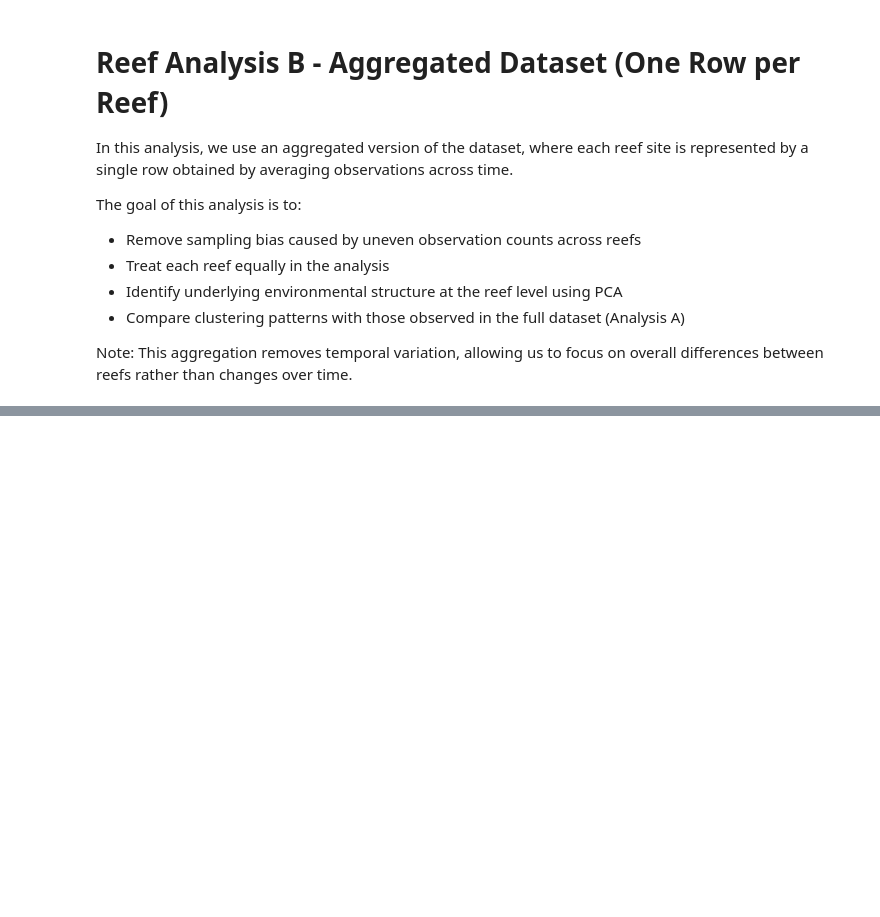
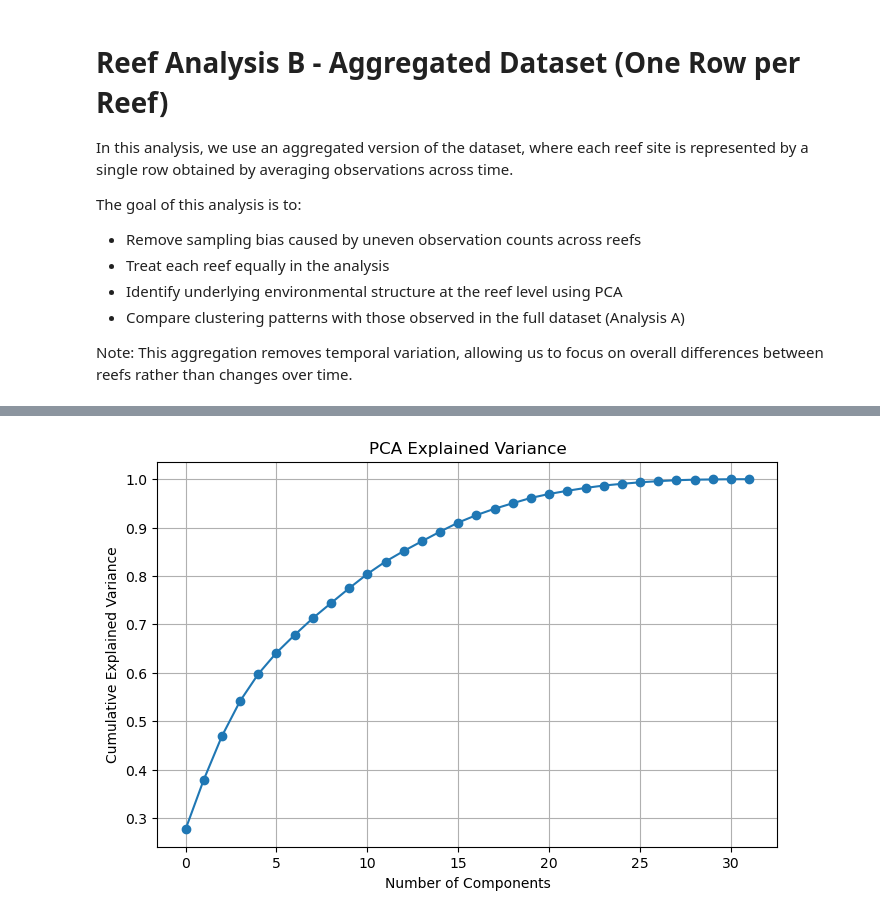
Before and after one commit to gebert98/CSCI4022Project, a Jupyter notebook: AnalysisB.ipynb, the cells around one changed output, grey strips where cells are left out. Saved outputs shown, nothing was run; the diff lists cells and outputs as text; code cells hidden in the pictures; blank space fills up the shorter version.

```diff
--- a/AnalysisB.ipynb
+++ b/AnalysisB.ipynb
@@ -25,7 +25,7 @@ from sklearn.preprocessing import StandardScaler
 pd.set_option("display.max_columns", 200)
 pd.set_option("display.max_rows", 100)
 
-df = pd.read_csv("cleaned_data/dataset_B")
+df = pd.read_csv("cleaned_data/dataset_B.csv")
 
 # Recompute feature cols:
 numeric_cols_B = df.select_dtypes(include=[np.number]).columns.tolist()
@@ -51,3 +58,20 @@ X_scaled = pd.DataFrame(
     columns=X_imputed.columns,
     index=X_imputed.index
 )
+# %%
+from sklearn.decomposition import PCA
+
+pca = PCA()
+X_pca = pca.fit_transform(X_scaled)
+# %%
+explained_var = pca.explained_variance_ratio_
+
+plt.figure(figsize=(8,5))
+plt.plot(np.cumsum(explained_var), marker='o')
+plt.xlabel("Number of Components")
+plt.ylabel("Cumulative Explained Variance")
+plt.title("PCA Explained Variance")
+plt.grid(True)
+plt.show()
+# %% [output]
+[figure, added]
```
Also changed, not shown: parts of 6 cells of this notebook.
